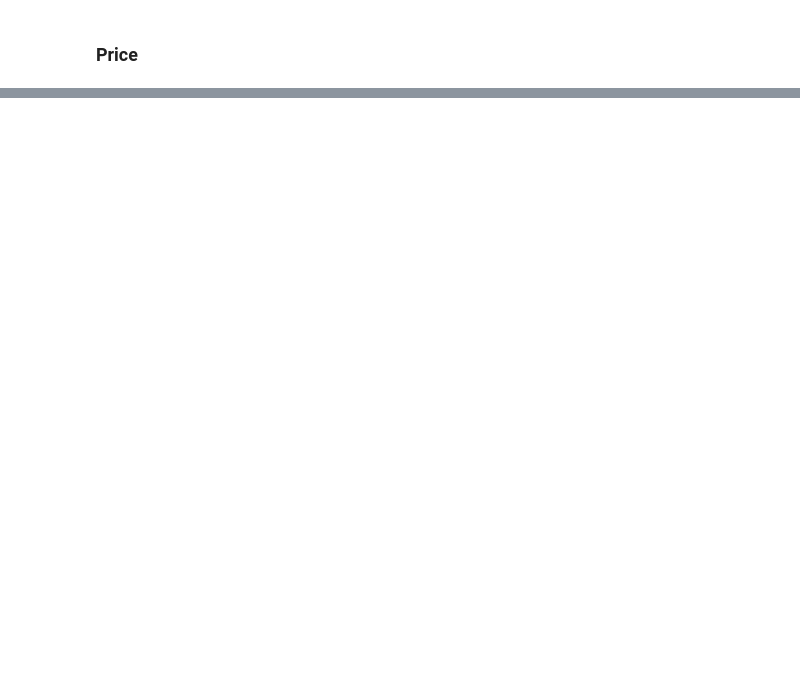
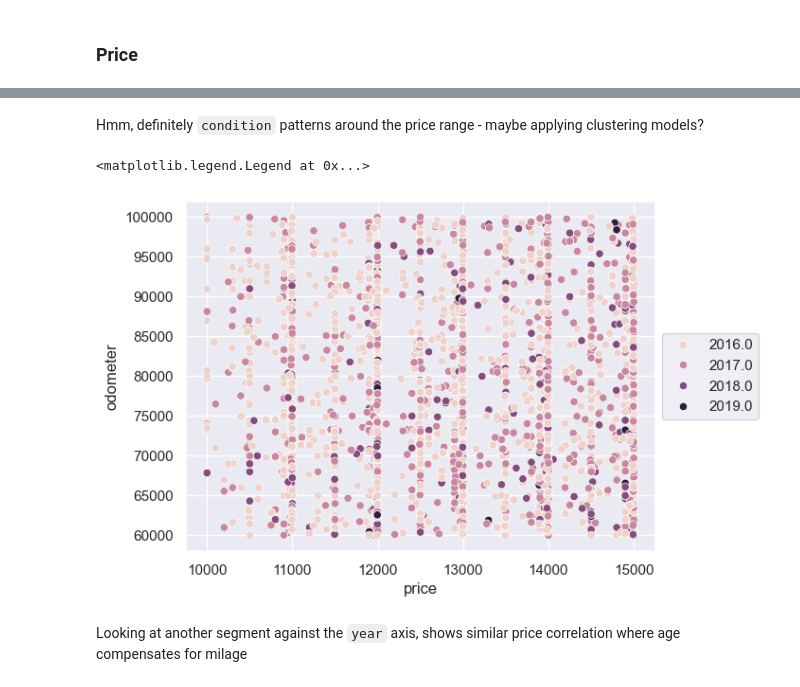
Before and after one commit to fazeelgm/UCB_ML_AI_PracticalApp_II, a Jupyter notebook: DataInvestigation.ipynb, the cells around one changed output, grey strips where cells are left out. Drawn from its saved outputs; the diff is of its cells as text; code cells hidden in the pictures; blank space fills up the shorter version.

````diff
--- a/DataInvestigation.ipynb
+++ b/DataInvestigation.ipynb
@@ -1030,0 +1054,10 @@ temp = vehicles_sel.query('odometer > @odo_cutoff_lo and odometer <= @odo_cutoff
+# %% [markdown]
+Hmm, definitely ```condition``` patterns around the price range - maybe applying clustering models?
+# %%
+g = sns.scatterplot(data=veh_entry, x='price', y='odometer', hue='year')#, alpha=0.5)
+g.legend(loc='center left', bbox_to_anchor=(1, 0.5))
+# %% [output]
+<matplotlib.legend.Legend at 0x...>
+[figure, added]
+# %% [markdown]
+Looking at another segment against the ```year``` axis, shows similar price correlation where age compensates for milage
````
Also changed, not shown: parts of 10 cells of this notebook.
